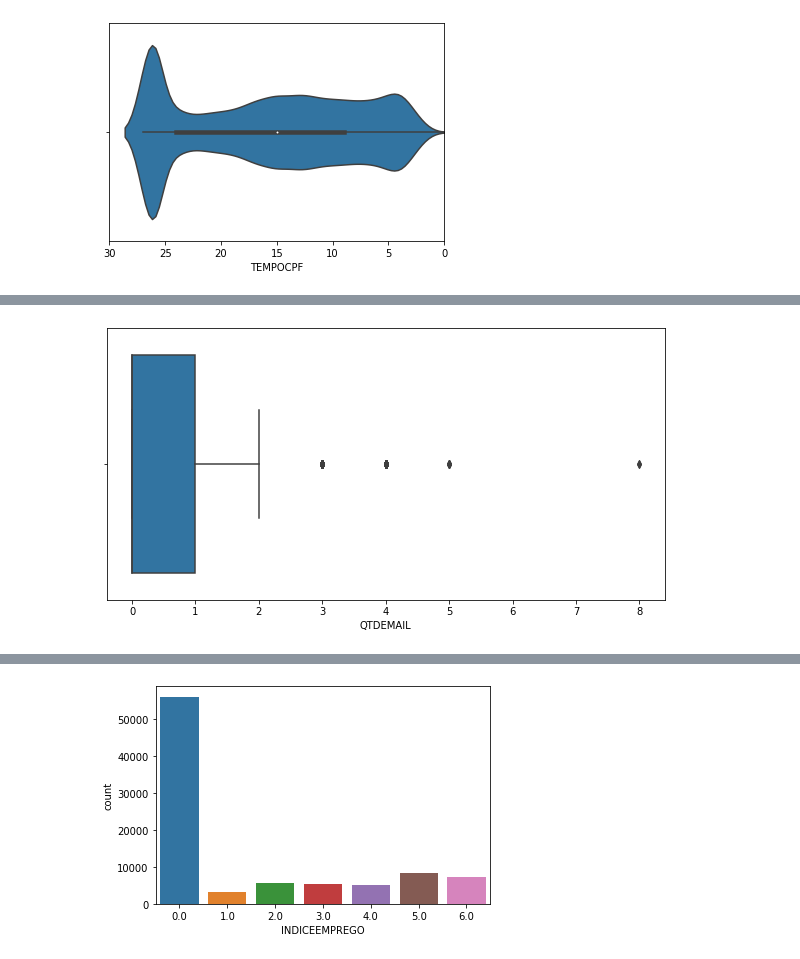
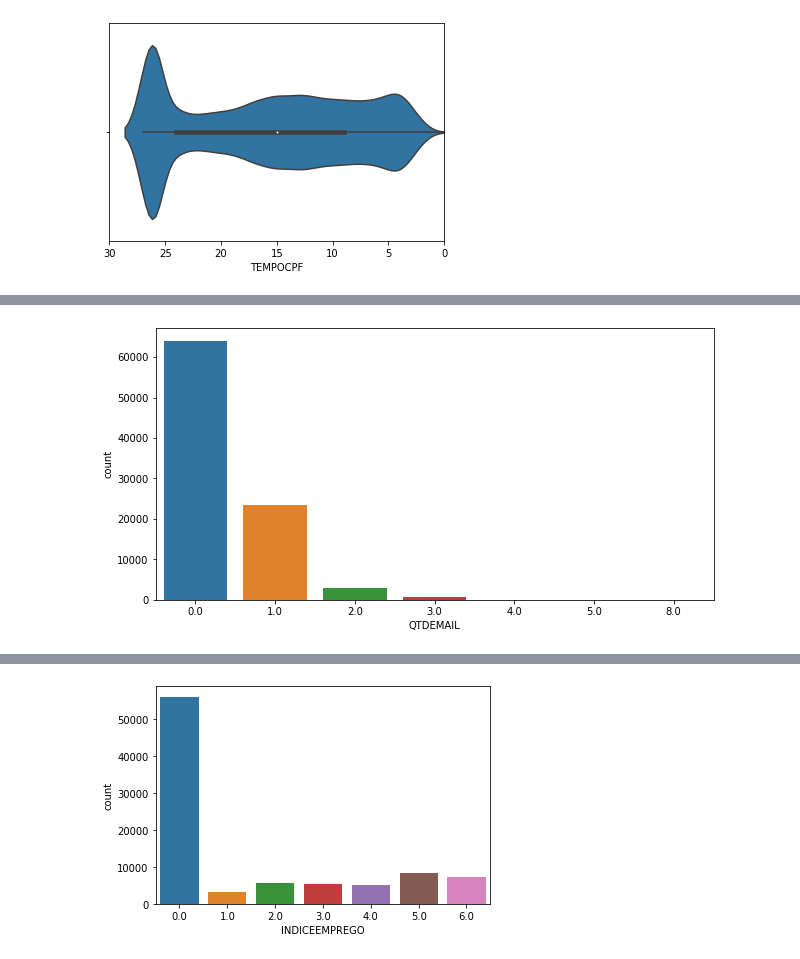
Before and after one commit to AlexCohenDambros/Credit-Analysis, a Jupyter notebook: CreditAnalysis.ipynb, the cells around one changed output, grey strips where cells are left out. Saved outputs shown, nothing was run; the diff lists cells and outputs as text; code cells hidden in the pictures.

```diff
--- a/CreditAnalysis.ipynb
+++ b/CreditAnalysis.ipynb
@@ -168,6 +148,6 @@ plt.show()
 # %%
 fig, ax = plt.subplots(figsize=(10, 5))
-sns.boxplot(train['QTDEMAIL'], ax=ax)
+sns.countplot(train['QTDEMAIL'], ax=ax)
 plt.show()
 # %% [output]
-[figure, old version]
+[figure, new version]
```
Also changed, not shown: parts of 26 cells of this notebook.
